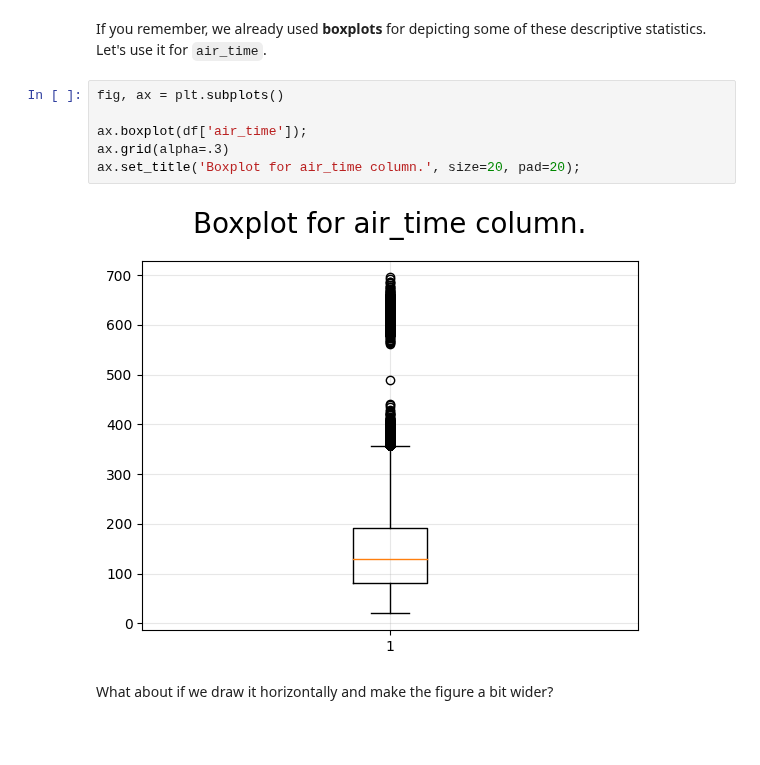
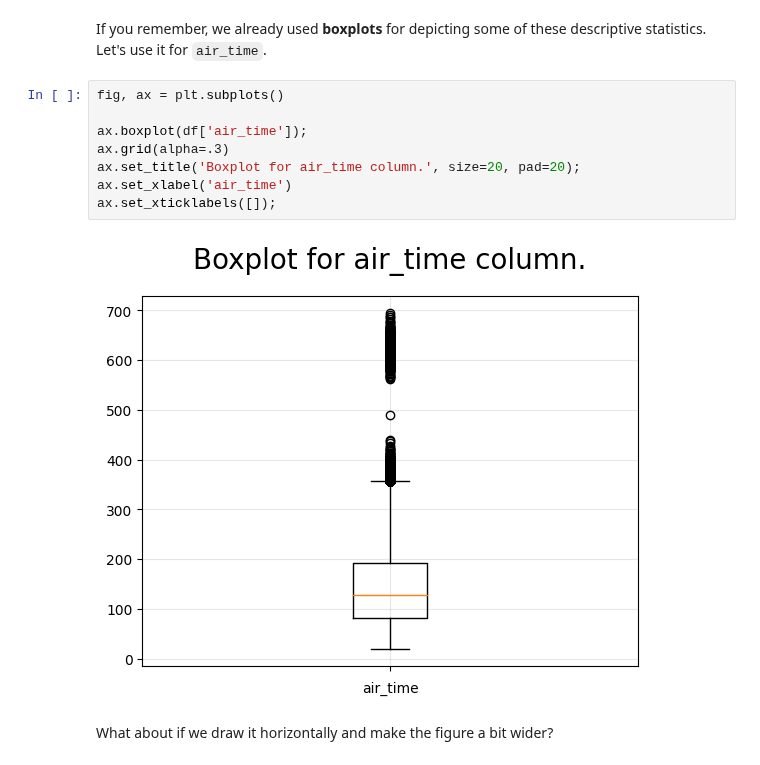
Before and after one commit to datakolektiv/dss03python2023, a Jupyter notebook: session06/dss03_py_session06.ipynb, the cells around one changed output. Drawn from its saved outputs; the diff is of its cells as text; blank space fills up the shorter version.

```diff
--- a/session06/dss03_py_session06.ipynb
+++ b/session06/dss03_py_session06.ipynb
@@ -1080,11 +1080,13 @@ If you remember, we already used **boxplots** for depicting some of these descri
 # %%
 fig, ax = plt.subplots()
 
 ax.boxplot(df['air_time']);
 ax.grid(alpha=.3)
 ax.set_title('Boxplot for air_time column.', size=20, pad=20);
+ax.set_xlabel('air_time')
+ax.set_xticklabels([]);
 # %% [output]
-[figure, old version]
+[figure, new version]
 # %% [markdown]
 What about if we draw it horizontally and make the figure a bit wider?
 # %%
```
Also changed, not shown: parts of 3 cells of this notebook, 1 other file.
